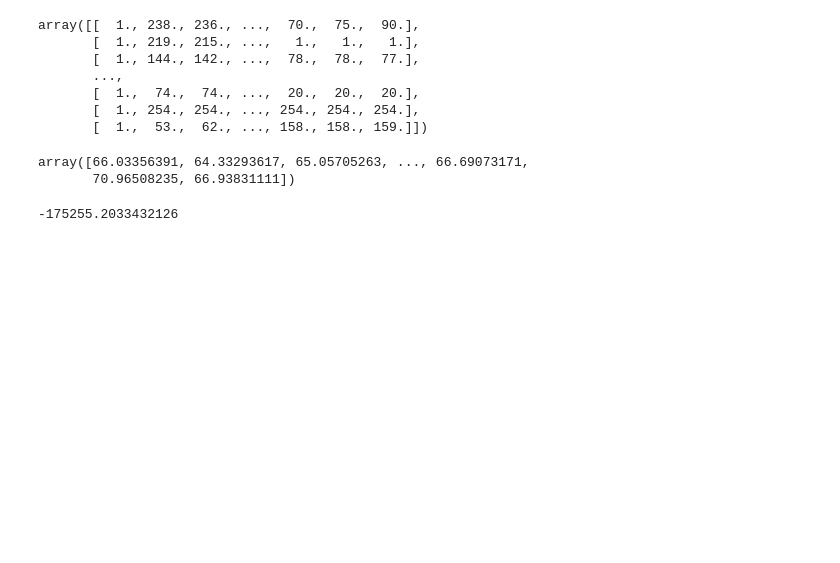
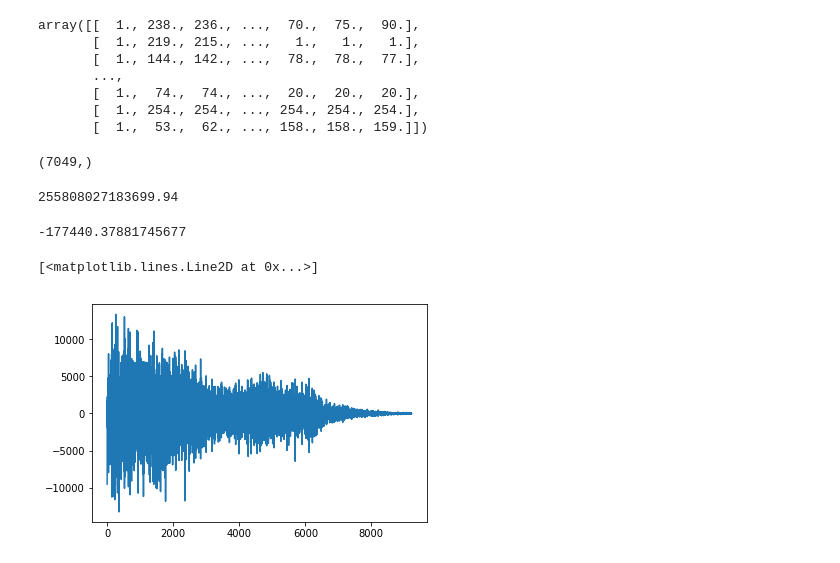
Before and after one commit to Midren/Caricature_maker, a Jupyter notebook: regression.ipynb, the cells around one changed output. Saved outputs shown, nothing was run; the diff lists cells and outputs as text; code cells hidden in the pictures; blank space fills up the shorter version.

```diff
--- a/regression.ipynb
+++ b/regression.ipynb
@@ -124,6 +128,5 @@ array([ -614161.02912945,  1844239.72950633, -1158073.9221672 , ...,
 # %%
-one_column = np.ones((X.shape[0],1))
-A = np.concatenate((one_column, X), axis = 1)
+A = np.concatenate((np.ones((X.shape[0],1)), X), axis = 1)
 A
 # %% [output]
 array([[  1., 238., 236., ...,  70.,  75.,  90.],
@@ -135,8 +138,7 @@ array([[  1., 238., 236., ...,  70.,  75.,  90.],
        [  1.,  53.,  62., ..., 158., 158., 159.]])
 # %%
 b = y[..., 0]
-b
+b.shape
 # %% [output]
-array([66.03356391, 64.33293617, 65.05705263, ..., 66.69073171,
-       70.96508235, 66.93831111])
+(7049,)
 # %%
@@ -144,4 +146,14 @@ beta = np.dot(np.linalg.inv(np.dot(A.T, A)), np.dot(A.T, b))
+# %%
+l = np.dot(A, beta) - b
+np.dot(l, l)
+# %% [output]
+255808027183699.94
 # %%
-np.dot(A[0], x)
+np.dot(A[0], beta)
 # %% [output]
--175255.2033432126
+-177440.37881745677
+# %%
+plt.plot(beta)
+# %% [output]
+[<matplotlib.lines.Line2D at 0x...>]
+[figure, added]
```
Also changed, not shown: parts of 6 cells of this notebook.
